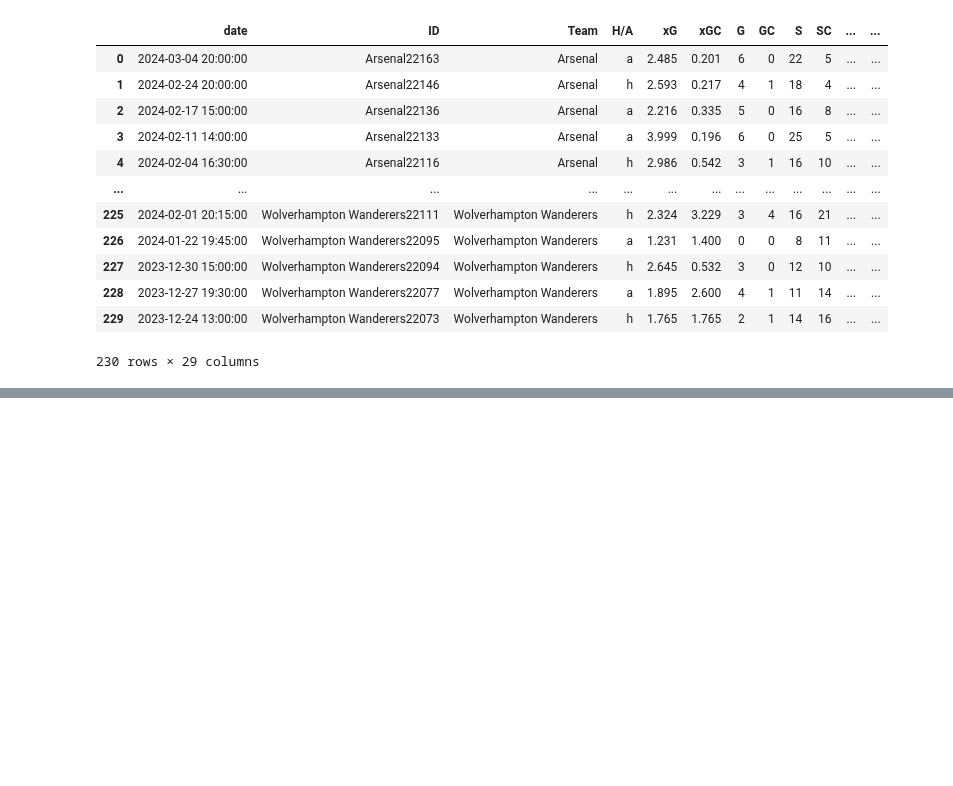
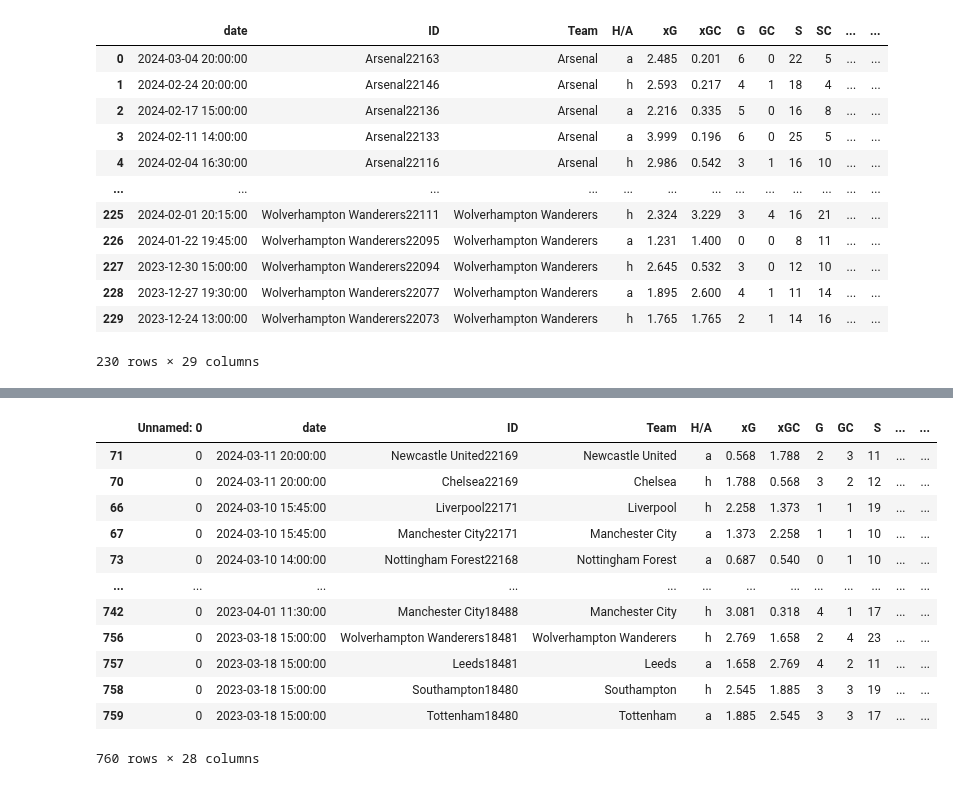
Before and after one commit to rpenn97/score_prediction_tool, a Jupyter notebook: Backend/Dataframe_generator.ipynb, the cells around one changed output, grey strips where cells are left out. Cells and saved outputs as stored; diff of their text form; code cells hidden in the pictures; blank space fills up the shorter version.

```diff
--- a/Backend/Dataframe_generator.ipynb
+++ b/Backend/Dataframe_generator.ipynb
@@ -223,33 +222,48 @@ def rank_to_df(rank_df_h,rank_df_a,df):
     rank3_h = rank_df_h.loc[rank_df_h['Rank'] == 3, ['Team index']].values.T.tolist()
     rank1_a = rank_df_a.loc[rank_df_a['Rank'] == 1, ['Team index']].values.T.tolist()
     rank2_a = rank_df_a.loc[rank_df_a['Rank'] == 2, ['Team index']].values.T.tolist()
     rank3_a = rank_df_a.loc[rank_df_a['Rank'] == 3, ['Team index']].values.T.tolist()
 
     df['Rankvs'] = df.apply(lambda x: 1 if x['H/A'] =="a" and x['Opp'] in rank1_h[0] else(1 if x['H/A'] == "h" and x['Opp'] in rank1_a[0] else
                                                                                      (2 if x['H/A'] == "a" and x['Opp'] in rank2_h[0] else
                                                                                       (2 if x['H/A'] == "h" and x['Opp'] in rank2_a[0] else
                                                                                        (3 if x['H/A'] == "a" and x['Opp'] in rank3_h[0] else 3
                                                                                        )))), axis=1)
 
     df['Rank'] = df.apply(lambda x: 1 if x['H/A'] =="h" and x['Team'] in rank1_h[0] else(1 if x['H/A'] == "a" and x['Team'] in rank1_a[0] else
                                                                                      (2 if x['H/A'] == "h" and x['Team'] in rank2_h[0] else
                                                                                       (2 if x['H/A'] == "a" and x['Team'] in rank2_a[0] else
                                                                                        (3 if x['H/A'] == "h" and x['Team'] in rank3_h[0] else 3
                                                                                        )))), axis=1)
     df['win'] = df.apply(lambda x: 1 if x['Pts'] == 3 else 0, axis=1)
     df['draw'] = df.apply(lambda x: 1 if x['Pts'] == 1 else 0, axis=1)
     df['lose'] = df.apply(lambda x: 1 if x['Pts'] == 0 else 0, axis=1)
     # df.drop(['Unnamed: 0'],axis=1,inplace=True)
 
 
 
     return df
 
 eng_df_updated = rank_to_df(eng_table_h,eng_table_a,eng_df)
 fra_df_updated = rank_to_df(fra_table_h,fra_table_a,fra_df)
 ger_df_updated = rank_to_df(ger_table_h,ger_table_a,ger_df)
 ita_df_updated = rank_to_df(ita_table_h,ita_table_a,ita_df)
 spa_df_updated = rank_to_df(spa_table_h,spa_table_a,spa_df)
+eng_df_updated
+# %% [output]
+|  | Unnamed: 0 | date | ID | Team | H/A | xG | xGC | G | GC | S | ... | ... |
+| 71 | 0 | 2024-03-11 20:00:00 | Newcastle United22169 | Newcastle United | a | 0.568 | 1.788 | 2 | 3 | 11 | ... | ... |
+| 70 | 0 | 2024-03-11 20:00:00 | Chelsea22169 | Chelsea | h | 1.788 | 0.568 | 3 | 2 | 12 | ... | ... |
+| 66 | 0 | 2024-03-10 15:45:00 | Liverpool22171 | Liverpool | h | 2.258 | 1.373 | 1 | 1 | 19 | ... | ... |
+| 67 | 0 | 2024-03-10 15:45:00 | Manchester City22171 | Manchester City | a | 1.373 | 2.258 | 1 | 1 | 10 | ... | ... |
+| 73 | 0 | 2024-03-10 14:00:00 | Nottingham Forest22168 | Nottingham Forest | a | 0.687 | 0.540 | 0 | 1 | 10 | ... | ... |
+| ... | ... | ... | ... | ... | ... | ... | ... | ... | ... | ... | ... | ... |
+| 742 | 0 | 2023-04-01 11:30:00 | Manchester City18488 | Manchester City | h | 3.081 | 0.318 | 4 | 1 | 17 | ... | ... |
+| 756 | 0 | 2023-03-18 15:00:00 | Wolverhampton Wanderers18481 | Wolverhampton Wanderers | h | 2.769 | 1.658 | 2 | 4 | 23 | ... | ... |
+| 757 | 0 | 2023-03-18 15:00:00 | Leeds18481 | Leeds | a | 1.658 | 2.769 | 4 | 2 | 11 | ... | ... |
+| 758 | 0 | 2023-03-18 15:00:00 | Southampton18480 | Southampton | h | 2.545 | 1.885 | 3 | 3 | 19 | ... | ... |
+| 759 | 0 | 2023-03-18 15:00:00 | Tottenham18480 | Tottenham | a | 1.885 | 2.545 | 3 | 3 | 17 | ... | ... |
+760 rows × 28 columns
 # %%
 def home_away_df(df):
     df_h = df[df['H/A'] == "h"]
```
Also changed, not shown: parts of 6 cells of this notebook, 6 other files.
